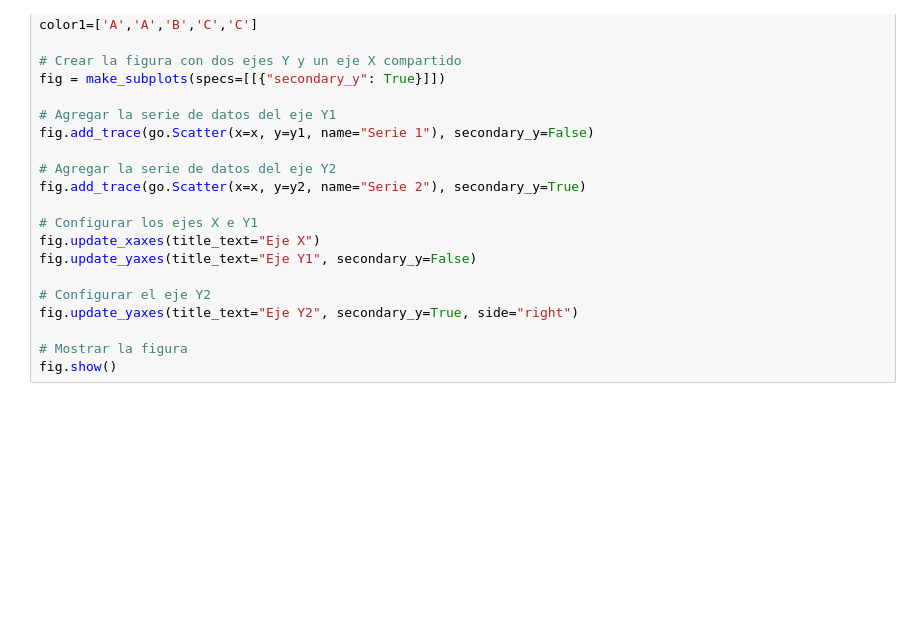
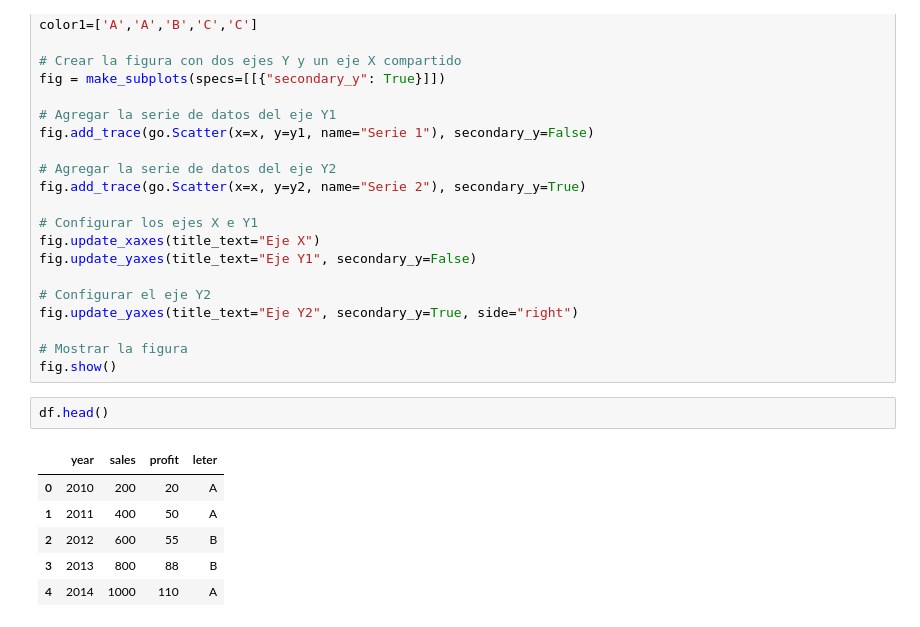
Before and after one commit to oecorrechag/Home-functions, a Jupyter notebook: graficos/tester.ipynb, the cells around one changed output. Drawn from its saved outputs; the diff is of its cells as text; blank space fills up the shorter version.

```diff
--- a/graficos/tester.ipynb
+++ b/graficos/tester.ipynb
@@ -56,3 +76,12 @@ fig.update_yaxes(title_text="Eje Y2", secondary_y=True, side="right")
 
 # Mostrar la figura
 fig.show()
+# %%
+df.head()
+# %% [output]
+|  | year | sales | profit | leter |
+| 0 | 2010 | 200 | 20 | A |
+| 1 | 2011 | 400 | 50 | A |
+| 2 | 2012 | 600 | 55 | B |
+| 3 | 2013 | 800 | 88 | B |
+| 4 | 2014 | 1000 | 110 | A |
```
Also changed, not shown: parts of 2 cells of this notebook, 1 other file.
